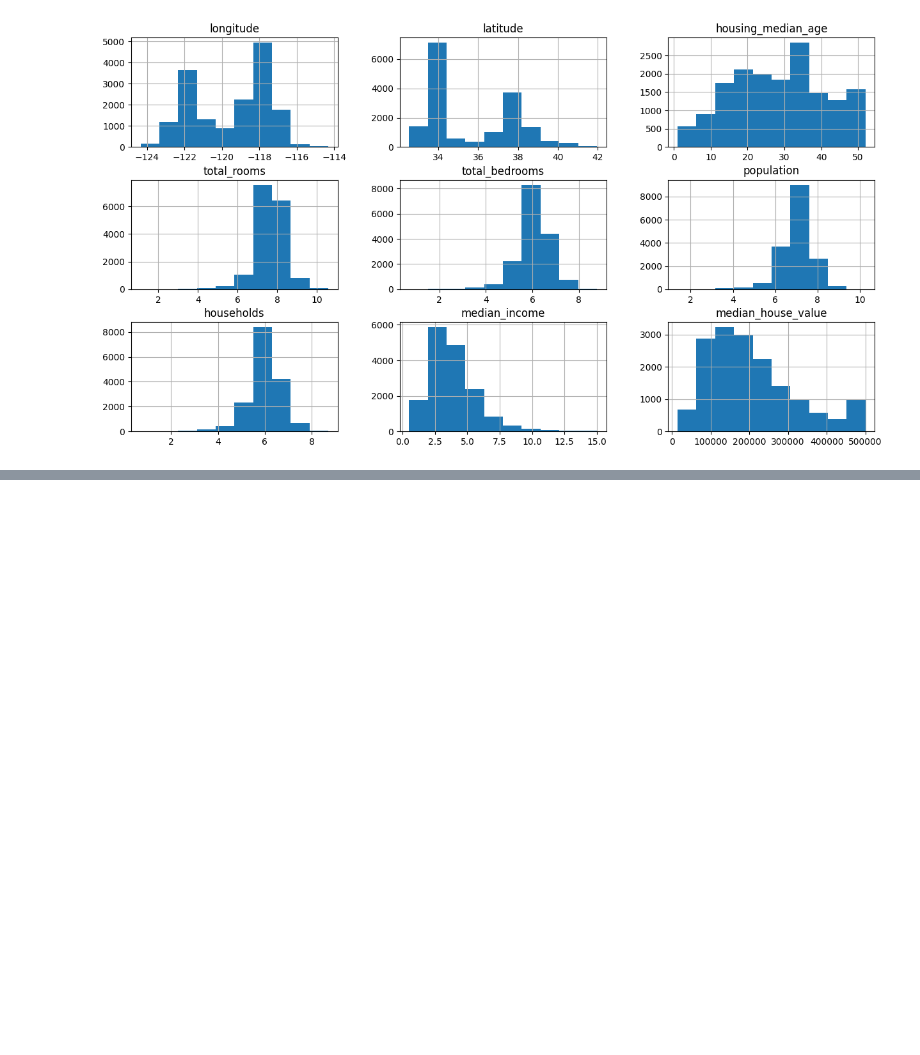
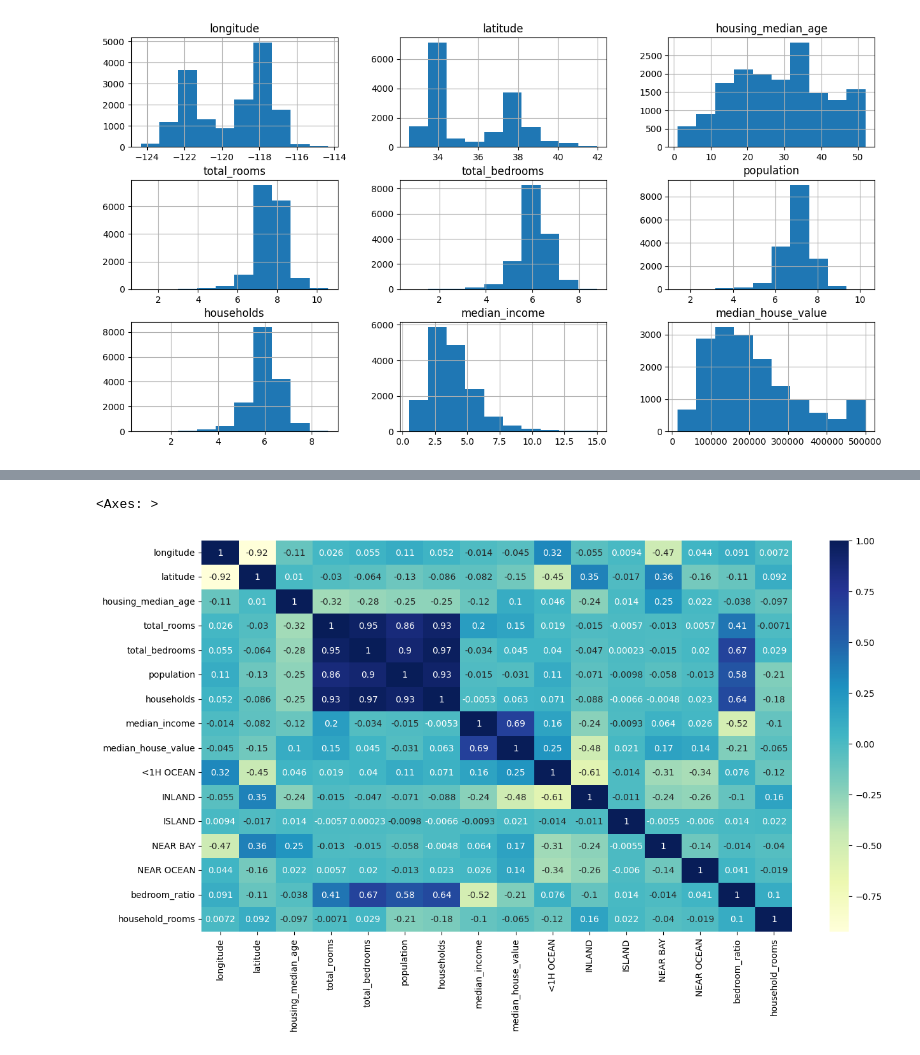
Before and after one commit to youcefgheffari3/House-Price-Prediction, a Jupyter notebook: main.ipynb, the cells around one changed output, grey strips where cells are left out. Cells and saved outputs as stored; diff of their text form; code cells hidden in the pictures; blank space fills up the shorter version.

```diff
--- a/main.ipynb
+++ b/main.ipynb
@@ -142,0 +151,9 @@ train_data.join(pd.get_dummies(train_data.ocean_proximity))
+# %%
+train_data['bedroom_ratio'] = train_data['total_bedrooms'] / train_data['total_rooms']
+train_data['household_rooms'] = train_data['total_bedrooms'] / train_data['households']
+# %%
+plt.figure(figsize=(15,8))
+sns.heatmap(train_data.corr(numeric_only=True), annot=True, cmap='YlGnBu')
+# %% [output]
+<Axes: >
+[figure, added]
```
Also changed, not shown: parts of 3 cells of this notebook.
